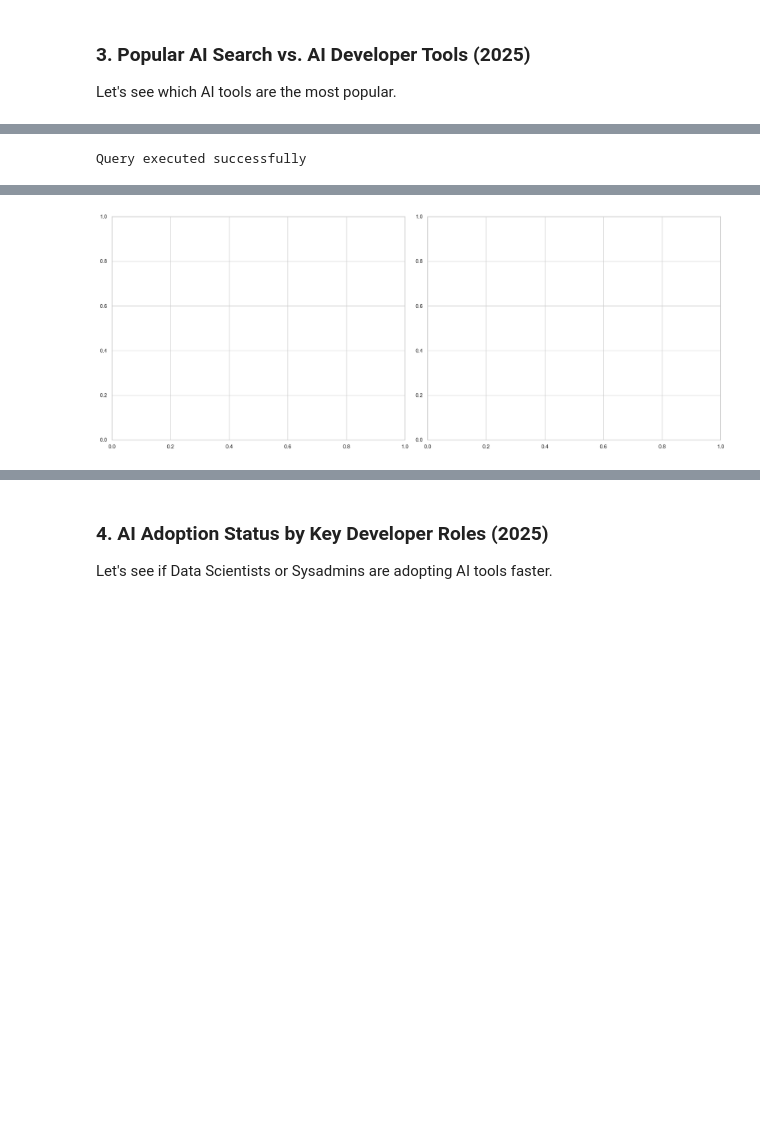
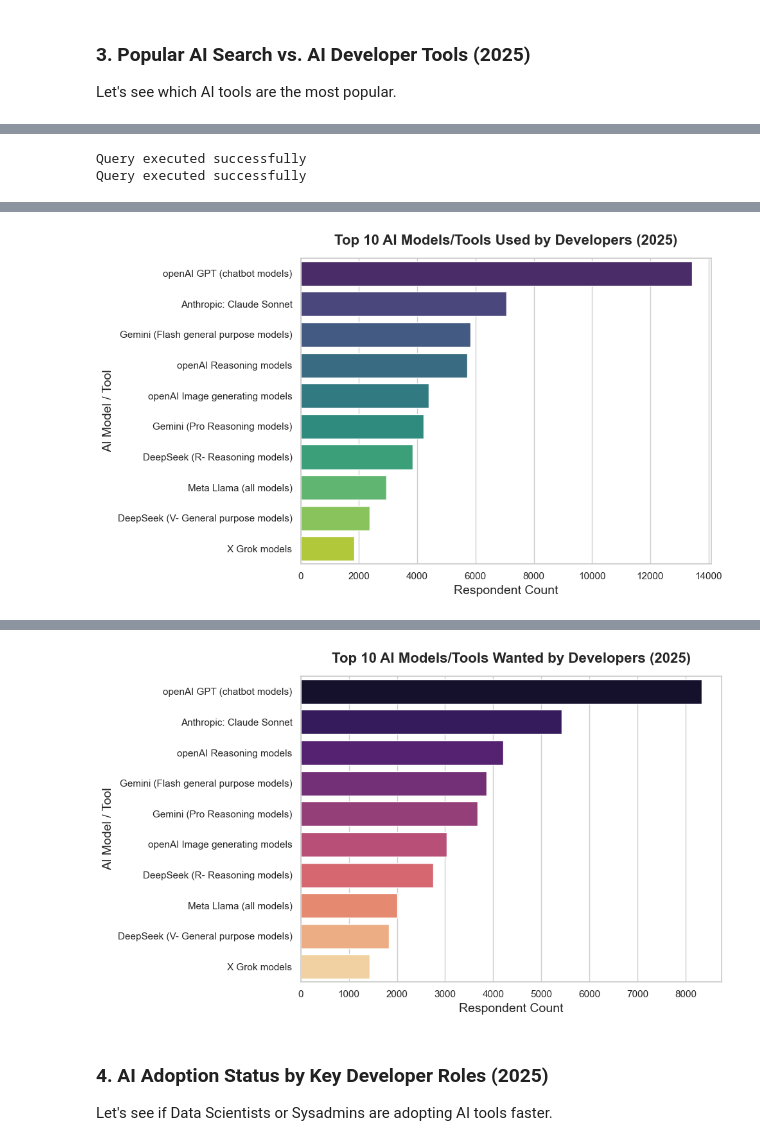
Before and after one commit to AyushRawat-ghost/Stack-Over-Flow-Survey-Data-Engineering-Project, a Jupyter notebook: Exploratory Data Analysis/05_ai_adoption_and_sentiment.ipynb, the cells around one changed output, grey strips where cells are left out. Cells and saved outputs as stored; diff of their text form; code cells hidden in the pictures; blank space fills up the shorter version.

```diff
--- a/Exploratory Data Analysis/05_ai_adoption_and_sentiment.ipynb
+++ b/Exploratory Data Analysis/05_ai_adoption_and_sentiment.ipynb
@@ -114,44 +168,63 @@ Index: []
 # %%
-search_query = """
+#  Query for AI Models Worked With (2025)
+worked_with_query = """
 SELECT
-    b.AISearchHaveWorkedWith_Clean AS AISearchTool,
+    b.AIModelsHaveWorkedWith_Clean AS AIModel,
     COUNT(DISTINCT f.ResponseKey) AS Count
 FROM Snowflake.Fact_Survey_Core f
-JOIN Snowflake.Bridge_AISearchHaveWorkedWith_Clean b ON f.ResponseKey = b.ResponseKey
-WHERE YEAR(f.SurveyYear) = 2025 AND b.AISearchHaveWorkedWith_Clean <> 'Unknown' AND b.AISearchHaveWorkedWith_Clean <> ''
-GROUP BY b.AISearchHaveWorkedWith_Clean;
+JOIN Snowflake.Bridge_AIModelsHaveWorkedWith_Clean b ON f.ResponseKey = b.ResponseKey
+WHERE YEAR(f.SurveyYear) = 2025
+  AND b.AIModelsHaveWorkedWith_Clean IS NOT NULL
+  AND b.AIModelsHaveWorkedWith_Clean <> 'Other/Unknown'
+  AND b.AIModelsHaveWorkedWith_Clean <> 'NA'
+  AND b.AIModelsHaveWorkedWith_Clean <> ''
+GROUP BY b.AIModelsHaveWorkedWith_Clean;
 """
-dev_tool_query = """
+
+#  Query for AI Models Wanted (2025)
+want_to_work_query = """
 SELECT
-    b.AIDevHaveWorkedWith_Clean AS AIDevTool,
+    b.AIModelsWantToWorkWith_Clean AS AIModel,
     COUNT(DISTINCT f.ResponseKey) AS Count
 FROM Snowflake.Fact_Survey_Core f
-JOIN Snowflake.Bridge_AIDevHaveWorkedWith_Clean b ON f.ResponseKey = b.ResponseKey
-WHERE YEAR(f.SurveyYear) = 2025 AND b.AIDevHaveWorkedWith_Clean <> 'Unknown' AND b.AIDevHaveWorkedWith_Clean <> ''
-GROUP BY b.AIDevHaveWorkedWith_Clean;
+JOIN Snowflake.Bridge_AIModelsWantToWorkWith_Clean b ON f.ResponseKey = b.ResponseKey
+WHERE YEAR(f.SurveyYear) = 2025
+  AND b.AIModelsWantToWorkWith_Clean IS NOT NULL
+  AND b.AIModelsWantToWorkWith_Clean <> 'Other/Unknown'
+  AND b.AIModelsWantToWorkWith_Clean <> 'NA'
+  AND b.AIModelsWantToWorkWith_Clean <> ''
+GROUP BY b.AIModelsWantToWorkWith_Clean;
 """
 
-df_search = db.read_query(search_query)
-df_dev = db.read_query(dev_tool_query)
 
-fig, axes = plt.subplots(1, 2, figsize=(18, 7))
+df_worked = db.read_query(worked_with_query)
+df_want = db.read_query(want_to_work_query)
 
-if df_search is not None and not df_search.empty:
-    df_search_top = df_search.sort_values(by='Count', ascending=False).head(10)
-    sns.barplot(data=df_search_top, x='Count', y='AISearchTool', palette='Blues_r', ax=axes[0])
-    axes[0].set_title('Top AI Search Tools (2025)')
-    axes[0].set_xlabel('Count')
-    axes[0].set_ylabel('AI Search Tool')
+# Plot 1: AI Models Worked With
+if df_worked is not None and not df_worked.empty:
+    df_worked = df_worked.sort_values(by='Count', ascending=False).head(10)
+    plt.figure(figsize=(10, 6))
+    sns.barplot(data=df_worked, x='Count', y='AIModel', palette='viridis')
+    plt.title('Top 10 AI Models/Tools Used by Developers (2025)', fontsize=16, fontweight='bold', pad=15)
+    plt.xlabel('Respondent Count', fontsize=14)
+    plt.ylabel('AI Model / Tool', fontsize=14)
+    plt.tight_layout()
+    plt.show()
+else:
+    print("No 2025 data available for AI Models Worked With.")
 
-if df_dev is not None and not df_dev.empty:
-    df_dev_top = df_dev.sort_values(by='Count', ascending=False).head(10)
-    sns.barplot(data=df_dev_top, x='Count', y='AIDevTool', palette='Oranges_r', ax=axes[1])
-    axes[1].set_title('Top AI Developer Tools (2025)')
-    axes[1].set_xlabel('Count')
-    axes[1].set_ylabel('AI Developer Tool')
-
-plt.tight_layout()
-plt.savefig(os.path.join(images_dir, '05_top_ai_tools.png'), dpi=300)
-plt.show()
+# Plot 2: AI Models Wanted
+if df_want is not None and not df_want.empty:
+    df_want = df_want.sort_values(by='Count', ascending=False).head(10)
+    plt.figure(figsize=(10, 6))
+    sns.barplot(data=df_want, x='Count', y='AIModel', palette='magma')
+    plt.title('Top 10 AI Models/Tools Wanted by Developers (2025)', fontsize=16, fontweight='bold', pad=15)
+    plt.xlabel('Respondent Count', fontsize=14)
+    plt.ylabel('AI Model / Tool', fontsize=14)
+    plt.tight_layout()
+    plt.show()
+else:
+    print("No 2025 data available for AI Models Wanted.")
 # %% [output]
 Query executed successfully
+Query executed successfully
@@ -159 +234 @@ Query executed successfully
-[figure, old version]
+[figure, new version]
@@ -160,3 +238,4 @@ Query executed successfully
+[figure, added]
 # %% [markdown]
 ### 4. AI Adoption Status by Key Developer Roles (2025)
 
```
Also changed, not shown: parts of 7 cells of this notebook, 36 other files.
